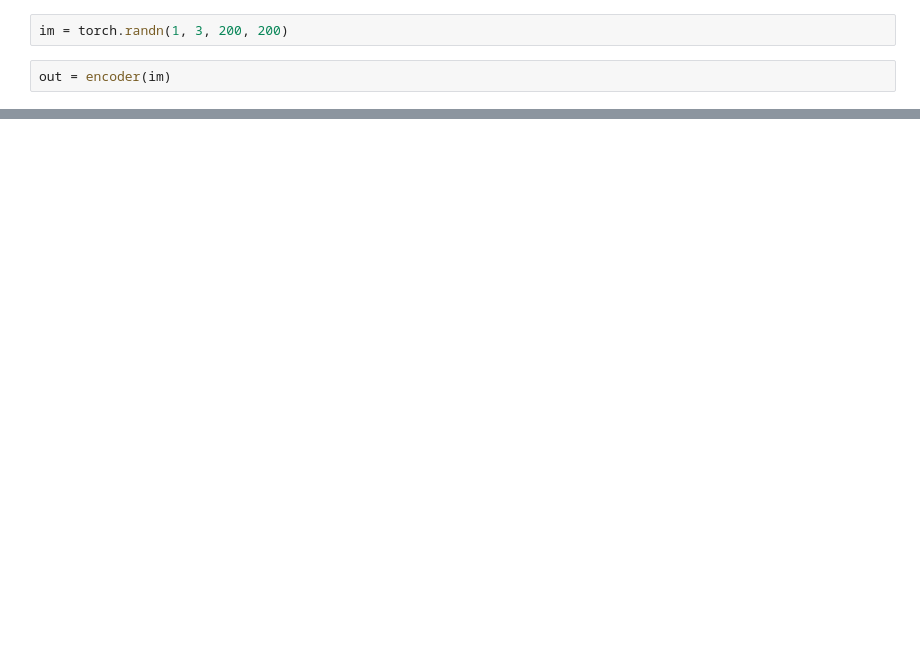
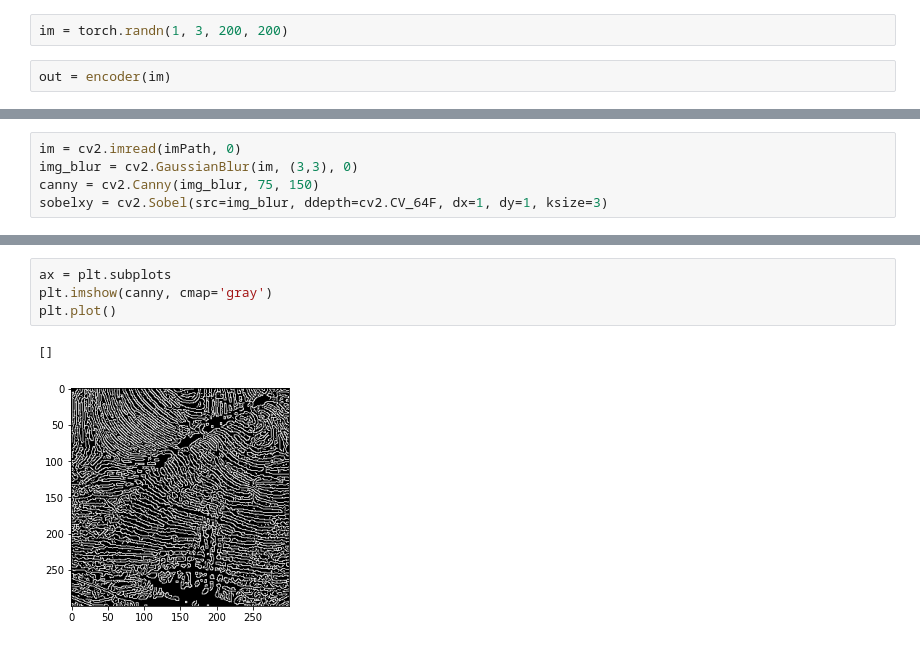
Before and after one commit to Fcsalvagnini/image_analysis_final_project, a Jupyter notebook: src_phase_2/scripts/timm_transformers.ipynb, the cells around one changed output, grey strips where cells are left out. Drawn from its saved outputs; the diff is of its cells as text; blank space fills up the shorter version.

```diff
--- a/src_phase_2/scripts/timm_transformers.ipynb
+++ b/src_phase_2/scripts/timm_transformers.ipynb
@@ -76,0 +94,5 @@ tensor([-1.1519e-02,  3.6496e-01,  5.1095e-01, -2.2715e-01,  5.8468e-01,
+# %%
+im = cv2.imread(imPath, 0)
+img_blur = cv2.GaussianBlur(im, (3,3), 0)
+canny = cv2.Canny(img_blur, 75, 150)
+sobelxy = cv2.Sobel(src=img_blur, ddepth=cv2.CV_64F, dx=1, dy=1, ksize=3)
@@ -76,0 +128,7 @@ tensor([-1.1519e-02,  3.6496e-01,  5.1095e-01, -2.2715e-01,  5.8468e-01,
+# %%
+ax = plt.subplots
+plt.imshow(canny, cmap='gray')
+plt.plot()
+# %% [output]
+[]
+[figure, added]
```
Also changed, not shown: parts of 30 cells of this notebook, 6 other files.
